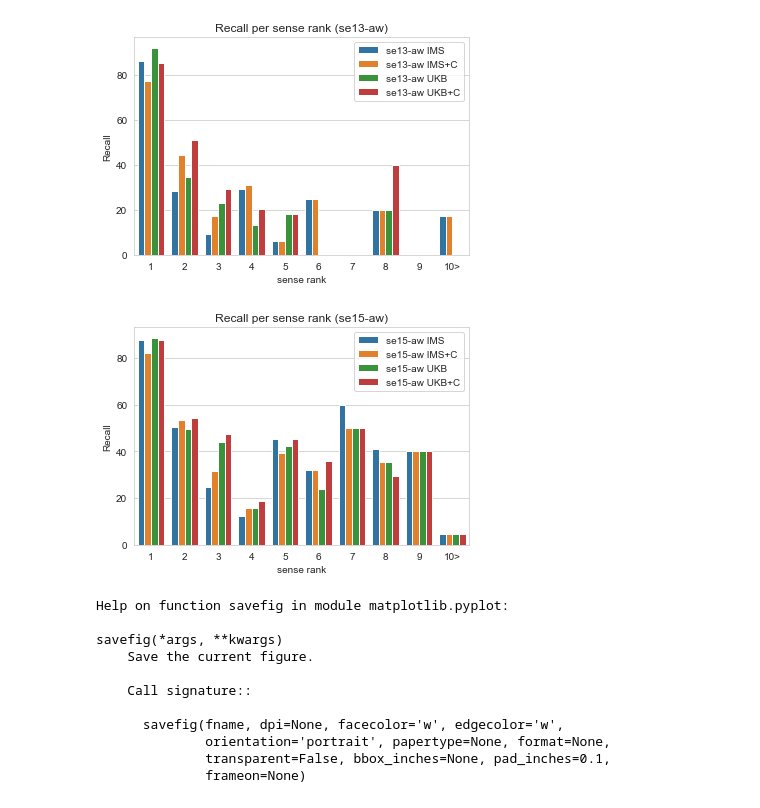
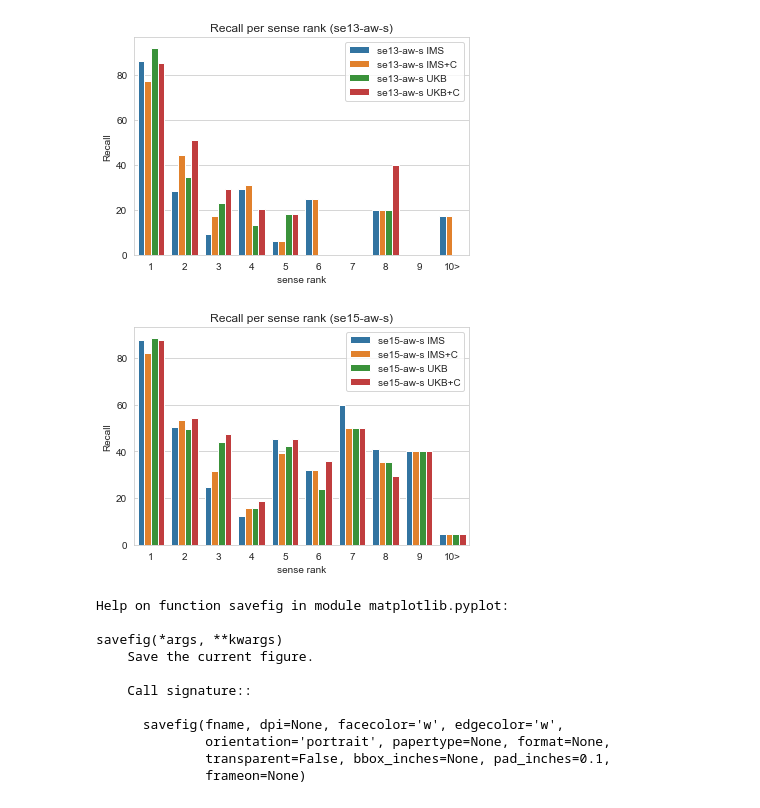
Before and after one commit to cltl/MFS_classifier, a Jupyter notebook: Visualizations in dissertation.ipynb, the cells around one changed output. Cells and saved outputs as stored; diff of their text form; code cells hidden in the pictures.

```diff
--- a/Visualizations in dissertation.ipynb
+++ b/Visualizations in dissertation.ipynb
@@ -104,32 +100,32 @@ plt.savefig('sense_rank_distribution.pdf')
 # %%
 # performance plot
 
 sense_rank_classes = ['1', '2', '3', '4', '5', '6', '7', '8', '9', '10>'] * 4
 
 # sval2013
 ims13 = [86.29385964912281, 28.246753246753247, 9.090909090909092, 29.411764705882355, 6.0606060606060606, 25.0, 0.0, 20.0, 0.0, 17.391304347826086]
 ims13C = [77.41228070175438, 44.48051948051948, 17.482517482517483, 30.88235294117647, 6.0606060606060606, 25.0, 0.0, 20.0, 0.0, 17.391304347826086]
 ukb13 = [92.21491228070175, 34.74025974025974, 23.076923076923077, 13.23529411764706, 18.181818181818183, 0.0, 0.0, 20.0, 0.0, 0.0]
 ukb13C = [85.30701754385966, 51.298701298701296, 29.37062937062937, 20.588235294117645, 18.181818181818183, 0.0, 0.0, 40.0, 0.0, 0.0]
 
 
 
 
 df = pd.DataFrame.from_dict({'rel_freq': ims13 + ims13C + ukb13 + ukb13C,
-                             'competition': c('se13-aw IMS') + c('se13-aw IMS+C') + c('se13-aw UKB') + c('se13-aw UKB+C'),
+                             'competition': c('se13-aw-s IMS') + c('se13-aw-s IMS+C') + c('se13-aw-s UKB') + c('se13-aw-s UKB+C'),
                              'sense_rank_classes': sense_rank_classes})
 
 sns.set_style('whitegrid')
 ax = sns.barplot(x="sense_rank_classes", y="rel_freq", hue='competition', data=df)
 x_label = 'sense rank'
 y_label = 'Recall'
 ax.set_xlabel(x_label)
 ax.set_ylabel(y_label)
-ax.set_title("Recall per sense rank (se13-aw)")
+ax.set_title("Recall per sense rank (se13-aw-s)")
 plt.legend(loc=1)
 plt.savefig('sense_rank_sval2013.pdf')
 # %% [output]
-[figure, old version]
+[figure, new version]
 # %%
 
 sense_rank_classes = ['1', '2', '3', '4', '5', '6', '7', '8', '9', '10>'] * 4
@@ -141,7 +137,7 @@ ukb15 = [88.69179600886919, 49.668874172185426, 43.859649122807014, 15.625, 42.4
 ukb15C = [87.58314855875831, 54.3046357615894, 47.368421052631575, 18.75, 45.45454545454545, 36.0, 50.0, 29.411764705882355, 40.0, 4.545454545454546]
 
 df = pd.DataFrame.from_dict({'rel_freq': ims15 + ims15C + ukb15 + ukb15C,
-                             'competition': c('se15-aw IMS') + c('se15-aw IMS+C') + c('se15-aw UKB') + c('se15-aw UKB+C'),
+                             'competition': c('se15-aw-s IMS') + c('se15-aw-s IMS+C') + c('se15-aw-s UKB') + c('se15-aw-s UKB+C'),
                              'sense_rank_classes': sense_rank_classes})
 
 sns.set_style('whitegrid')
@@ -150,11 +146,11 @@ x_label = 'sense rank'
 y_label = 'Recall'
 ax.set_xlabel(x_label)
 ax.set_ylabel(y_label)
-ax.set_title("Recall per sense rank (se15-aw)")
+ax.set_title("Recall per sense rank (se15-aw-s)")
 plt.legend(loc=1)
 plt.savefig('sense_rank_sval2015.pdf')
 # %% [output]
-[figure, old version]
+[figure, new version]
 # %%
 help(plt.savefig)
 # %% [output]
```
Also changed, not shown: parts of 3 cells of this notebook.
